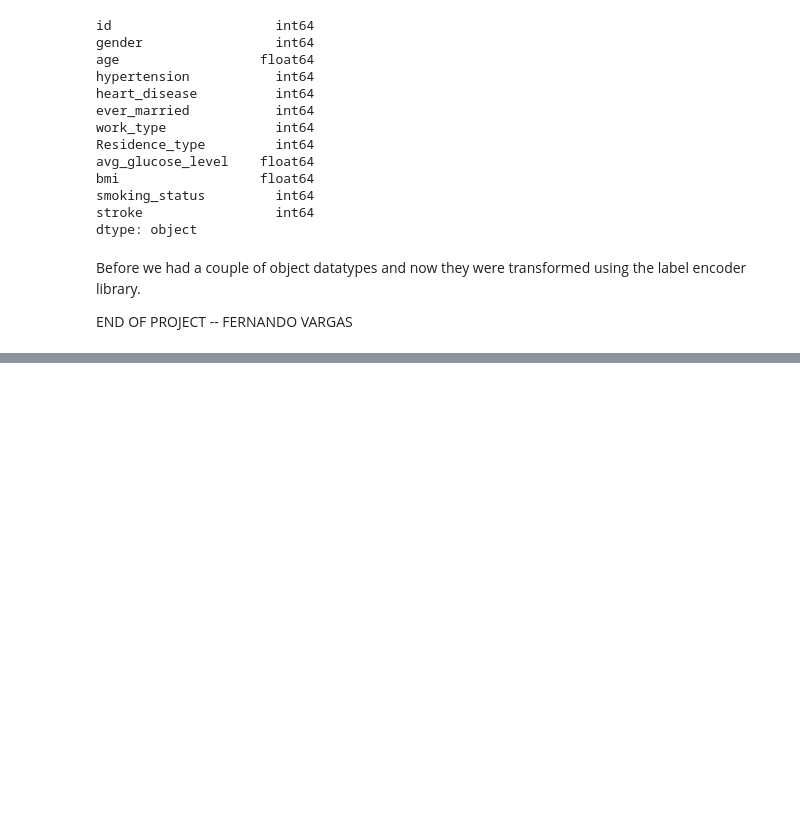
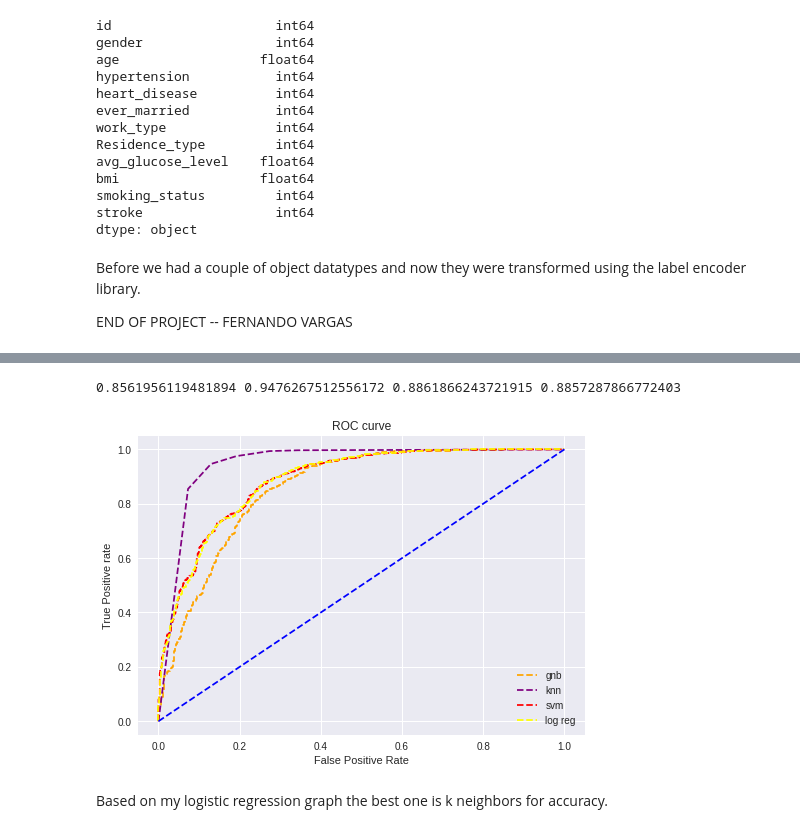
Before and after one commit to Fernando21854/DataMining_Stroke_Data, a Jupyter notebook: project_1.ipynb, the cells around one changed output, grey strips where cells are left out. Saved outputs shown, nothing was run; the diff lists cells and outputs as text; code cells hidden in the pictures; blank space fills up the shorter version.

```diff
--- a/project_1.ipynb
+++ b/project_1.ipynb
@@ -242,0 +391,51 @@ END OF PROJECT -- FERNANDO VARGAS
+# %%
+
+# roc curve for models
+fpr1, tpr1, thresh1 = roc_curve(y_test, pred_prob1[:,1], pos_label=1)
+fpr2, tpr2, thresh2 = roc_curve(y_test, pred_prob2[:,1], pos_label=1)
+fpr3, tpr3, thresh3 = roc_curve(y_test, pred_prob3[:,1], pos_label=1)
+fpr4, tpr4, thresh4 = roc_curve(y_test, pred_prob4[:,1], pos_label=1)
+# roc curve for tpr = fpr
+random_probs = [0 for i in range(len(y_test))]
+p_fpr, p_tpr, _ = roc_curve(y_test, random_probs, pos_label=1)
+
+
+
+# auc scores
+auc_score1 = roc_auc_score(y_test, pred_prob1[:,1])
+auc_score2 = roc_auc_score(y_test, pred_prob2[:,1])
+
+# auc scores
+auc_score3 = roc_auc_score(y_test, pred_prob3[:,1])
+auc_score4 = roc_auc_score(y_test, pred_prob4[:,1])
+# %%
+
+
+print(auc_score1, auc_score2,auc_score3, auc_score4)
+# %% [output]
+0.8561956119481894 0.9476267512556172 0.8861866243721915 0.8857287866772403
+# %%
+# matplotlib
+import matplotlib.pyplot as plt
+plt.style.use('seaborn')
+
+# plot roc curves
+plt.plot(fpr1, tpr1, linestyle='--',color='orange', label='gnb')
+plt.plot(fpr2, tpr2, linestyle='--',color='purple', label='knn')
+plt.plot(fpr3, tpr3, linestyle='--',color='red', label='svm')
+plt.plot(fpr4, tpr4, linestyle="--", color='yellow', label='log reg')
+plt.plot(p_fpr, p_tpr, linestyle='--', color='blue')
+# title
+plt.title('ROC curve')
+# x label
+plt.xlabel('False Positive Rate')
+# y label
+plt.ylabel('True Positive rate')
+
+plt.legend(loc='best')
+plt.savefig('ROC',dpi=300)
+plt.show();
+# %% [output]
+[figure, added]
+# %% [markdown]
+Based on my logistic regression graph the best one is k neighbors for accuracy.
```
Also changed, not shown: parts of 12 cells of this notebook.
